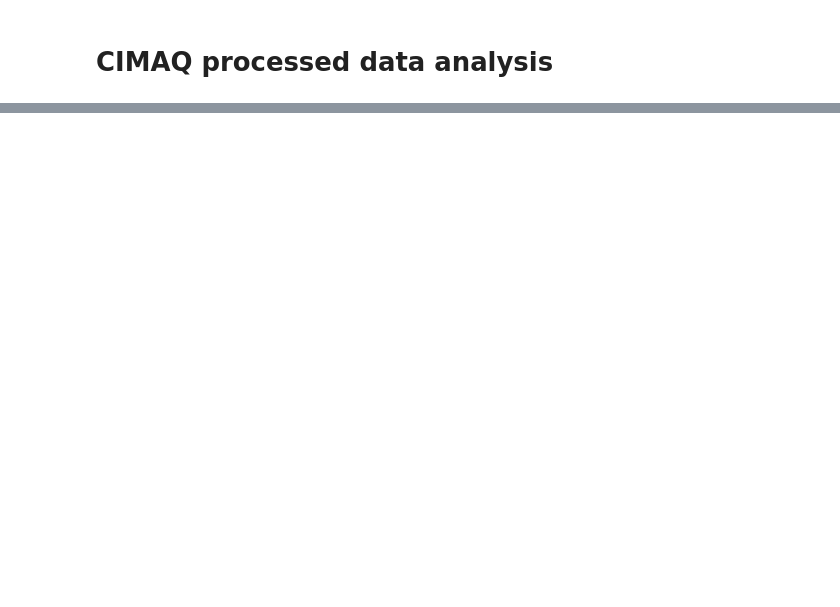
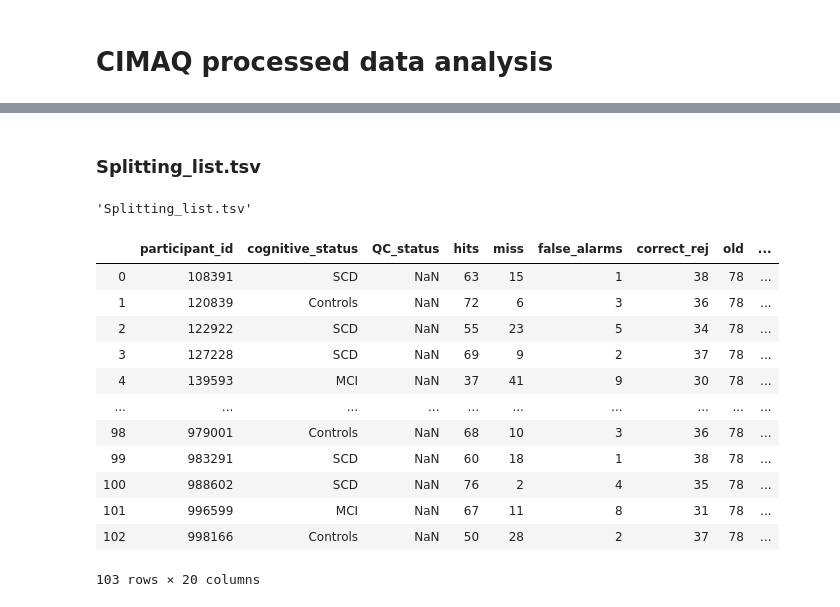
Before and after one commit to courtois-neuromod/cimaq_memory, a Jupyter notebook: processed_data.ipynb, the cells around one changed output, grey strips where cells are left out. Drawn from its saved outputs; the diff is of its cells as text; code cells hidden in the pictures; blank space fills up the shorter version.

```diff
--- a/processed_data.ipynb
+++ b/processed_data.ipynb
@@ -73,0 +151,20 @@ confouds_dir = "../../../data/cisl/DATA/cimaq_03-19/derivatives/CIMAQ_fmri_memor
+# %% [markdown]
+### Splitting_list.tsv
+# %%
+Splitting_list = participants_lists[2]
+display(Splitting_list[0], Splitting_list[1])
+# %% [output]
+'Splitting_list.tsv'
+|  | participant_id | cognitive_status | QC_status | hits | miss | false_alarms | correct_rej | old | ... |
+| 0 | 108391 | SCD | NaN | 63 | 15 | 1 | 38 | 78 | ... |
+| 1 | 120839 | Controls | NaN | 72 | 6 | 3 | 36 | 78 | ... |
+| 2 | 122922 | SCD | NaN | 55 | 23 | 5 | 34 | 78 | ... |
+| 3 | 127228 | SCD | NaN | 69 | 9 | 2 | 37 | 78 | ... |
+| 4 | 139593 | MCI | NaN | 37 | 41 | 9 | 30 | 78 | ... |
+| ... | ... | ... | ... | ... | ... | ... | ... | ... | ... |
+| 98 | 979001 | Controls | NaN | 68 | 10 | 3 | 36 | 78 | ... |
+| 99 | 983291 | SCD | NaN | 60 | 18 | 1 | 38 | 78 | ... |
+| 100 | 988602 | SCD | NaN | 76 | 2 | 4 | 35 | 78 | ... |
+| 101 | 996599 | MCI | NaN | 67 | 11 | 8 | 31 | 78 | ... |
+| 102 | 998166 | Controls | NaN | 50 | 28 | 2 | 37 | 78 | ... |
+103 rows × 20 columns
```
Also changed, not shown: parts of 37 cells of this notebook.
